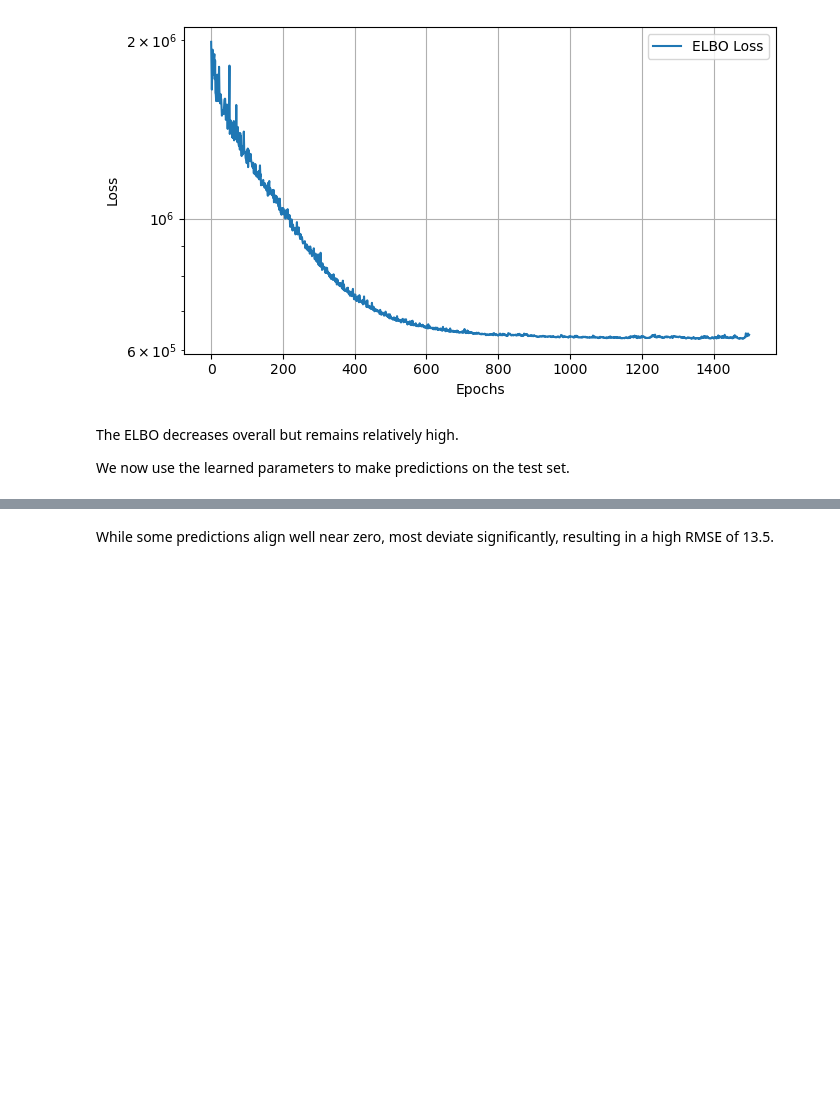
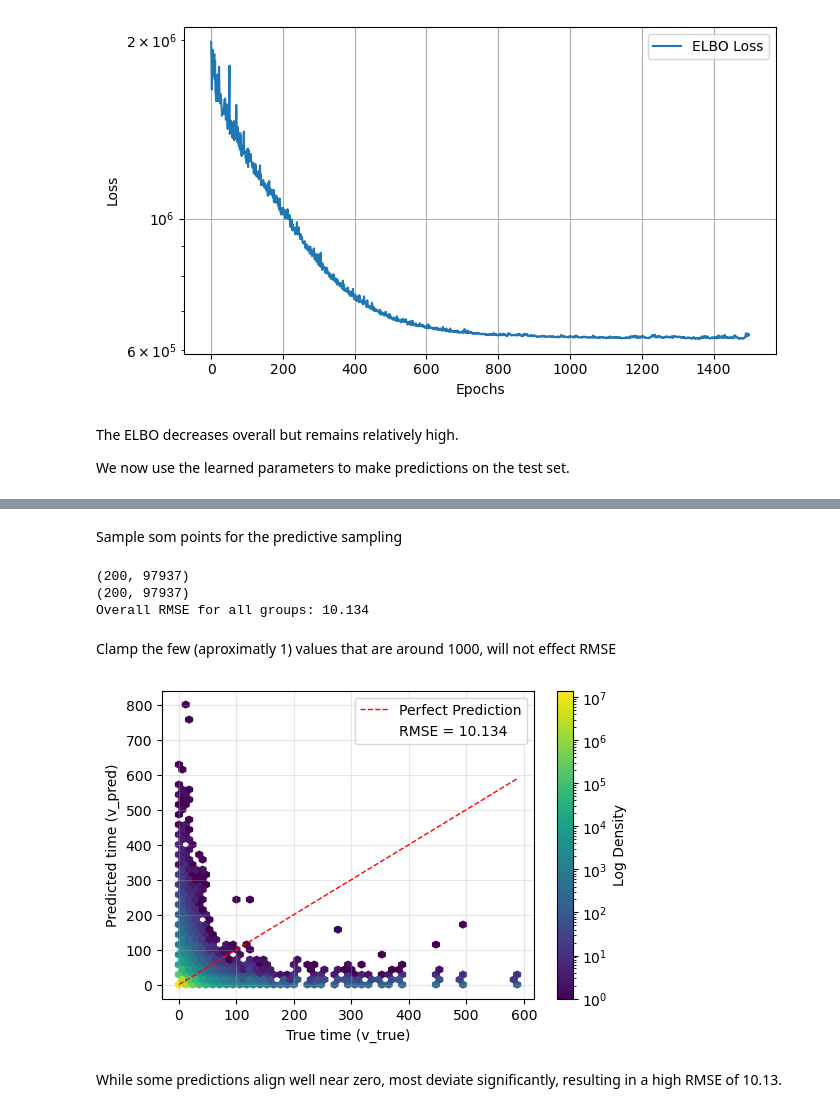
Before and after one commit to KarolineKlan/mbml_project, a Jupyter notebook: 1_Simple_PGM.ipynb, the cells around one changed output, grey strips where cells are left out. Drawn from its saved outputs; the diff is of its cells as text; code cells hidden in the pictures; blank space fills up the shorter version.

```diff
--- a/1_Simple_PGM.ipynb
+++ b/1_Simple_PGM.ipynb
@@ -408,11 +455,11 @@ def log_normal(data, targets=None):
 
     # Prior over beta
     beta = pyro.sample("beta", dist.Normal(0., 1.).expand([D]).to_event(1))
+    sigma = pyro.sample("sigma", dist.HalfCauchy(5.0))
 
     with pyro.plate("data", P):
         loc = data @ beta
-        sigma = pyro.sample("sigma", dist.HalfCauchy(5.0))
-        pyro.sample("obs", dist.Normal(loc, sigma), obs=targets)
+        pyro.sample("v", dist.Normal(loc, sigma), obs=targets)
 
 # ==== Guide ====
 guide = AutoNormal(log_normal)
@@ -494,2 +513,76 @@ plt.show()
+# %%
+from pyro.infer import SVI, Predictive
+predictive = Predictive(
+    log_normal,
+    guide=guide,
+    num_samples=200,
+    return_sites=["v"]
+)
+# %% [markdown]
+Sample som points for the predictive sampling
+# %%
+# Predictive sampling
+samples = predictive(X_test)
+
+# Compute mean of predictions and reverse standardization and reverse log transformation
+pred_v_log = samples["v"].mean(0)
+pred_v_log = reverse_standardize_tensor(pred_v_log, mean_v_time_train, std_v_time_train)
+pred_v = torch.exp(pred_v_log)
+pred_v = pred_v.cpu().numpy()
+
+# Get the “true” values
+true_v   = v_time_test.cpu().numpy()
+
+# samples["obs_logv"] has shape: (num_samples, num_data_points)
+pred_v_log_samples = samples["v"]  # shape: (num_samples, N)
+
+# Reverse standardize each sample separately
+pred_v_log_samples = reverse_standardize_tensor(pred_v_log_samples, mean_v_time_train, std_v_time_train)
+
+# Exponentiate to get pred_v for each sample
+pred_v_samples = torch.exp(pred_v_log_samples)
+
+# Convert to NumPy for further analysis
+pred_v_samples = pred_v_samples.cpu().numpy()
+
+true_v_expanded = np.expand_dims(true_v, axis=0)  # Add a new axis at the beginning
+true_v_copied = np.repeat(true_v_expanded, pred_v_samples.shape[0], axis=0)
+print(true_v_copied.shape)
+print(pred_v_samples.shape)
+
+# Flatten the predictions and truths
+true_v_flat = true_v_copied.flatten()
+pred_v_flat = pred_v_samples.flatten()
+
+# Compute RMSE
+all_rmse = np.sqrt(mean_squared_error(true_v_flat, pred_v_flat))
+print(f"Overall RMSE for all groups: {all_rmse:.3f}")
+# %% [output]
+(200, 97937)
+(200, 97937)
+Overall RMSE for all groups: 10.134
+# %% [markdown]
+Clamp the few (aproximatly 1) values that are around 1000, will not effect RMSE
+# %%
+# Clamp all predctions higher then 800
+pred_v_flat[pred_v_flat > 800] = 800
+# %%
+plt.figure(figsize=(6, 4))
+hb = plt.hexbin(true_v_flat, pred_v_flat, gridsize=50, cmap='viridis', bins='log')  # bins='log' for log-scaling
+plt.colorbar(label="Log Density")
+plt.plot(
+    [true_v_flat.min(), true_v_flat.max()],
+    [true_v_flat.min(), true_v_flat.max()],
+    'r--', linewidth=1, label="Perfect Prediction"
+)
+plt.plot([], [], ' ', label=f"RMSE = {all_rmse:.3f}")
+
+plt.xlabel("True time (v_true)")
+plt.ylabel("Predicted time (v_pred)")
+plt.legend()
+plt.grid(alpha=0.3)
+plt.show()
+# %% [output]
+[figure, added]
 # %% [markdown]
-While some predictions align well near zero, most deviate significantly, resulting in a high RMSE of 13.5.
+While some predictions align well near zero, most deviate significantly, resulting in a high RMSE of 10.13.
```
Also changed, not shown: parts of 15 cells of this notebook.
